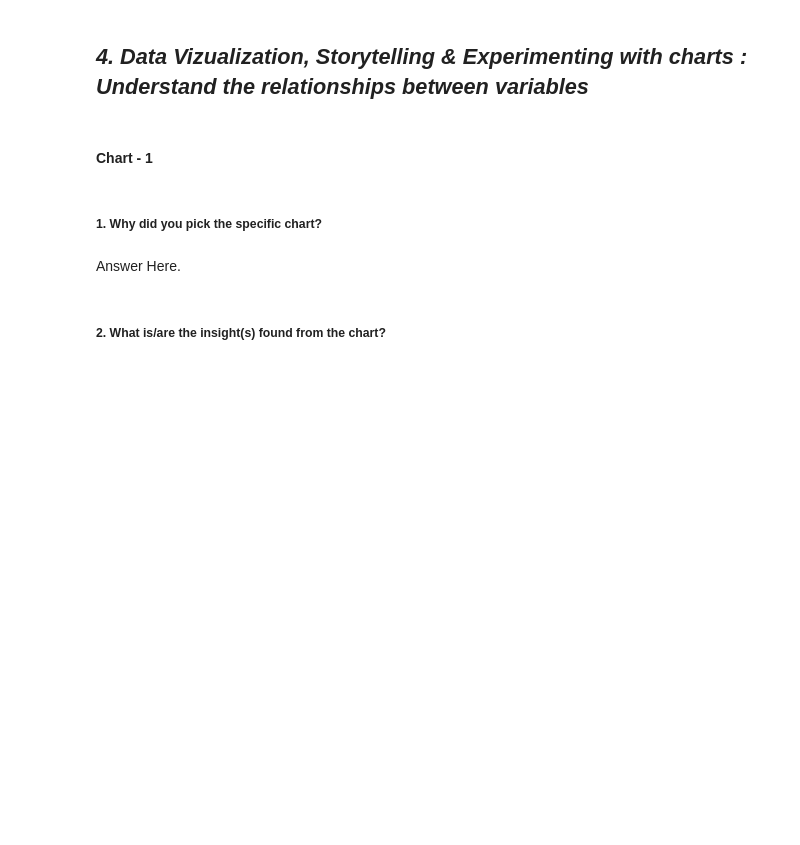
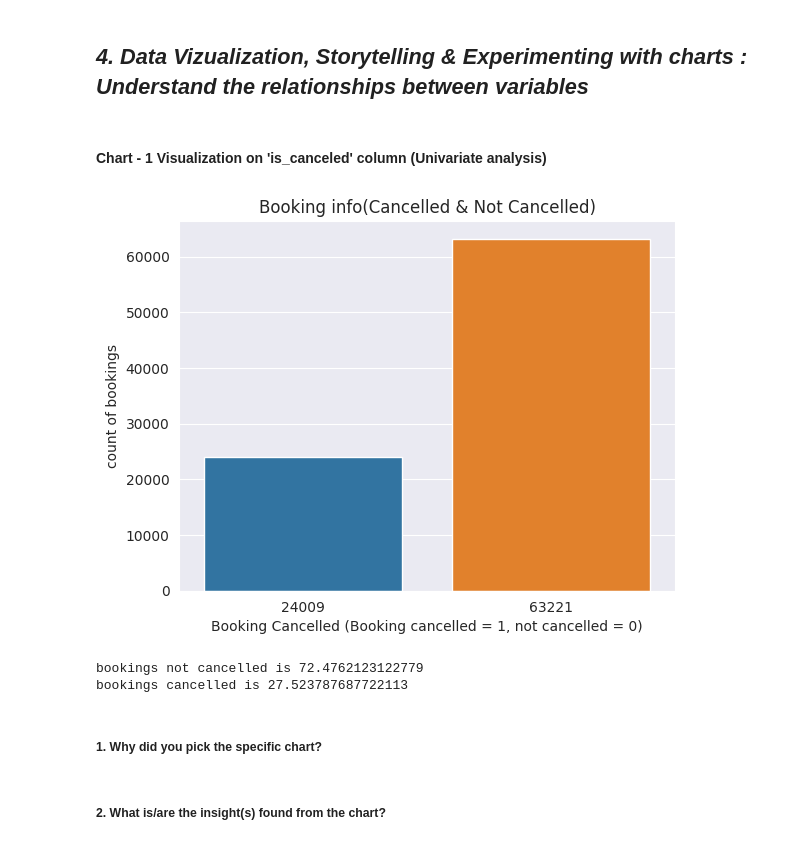
Before and after one commit to Jamal1018/EDA_Hotel_booking_analysis, a Jupyter notebook: EDA_on_Hotel_Booking_Analysis.ipynb, the cells around one changed output. Drawn from its saved outputs; the diff is of its cells as text; code cells hidden in the pictures; blank space fills up the shorter version.

```diff
--- a/EDA_on_Hotel_Booking_Analysis.ipynb
+++ b/EDA_on_Hotel_Booking_Analysis.ipynb
@@ -425,4 +433,4 @@ Answer Here.
 # %% [markdown]
 ## ***4. Data Vizualization, Storytelling & Experimenting with charts : Understand the relationships between variables***
 # %% [markdown]
-#### Chart - 1
+#### Chart - 1 Visualization on 'is_canceled' column (Univariate analysis)
@@ -431,7 +477,27 @@ Answer Here.
+# %%
+# plotting for 'is_canceled' analysis
+df1 = df['is_canceled'].value_counts()
+x = df1.index.values
+y = df1.values
+
+sns.barplot(data = df1, x = x,y= y)
+plt.xlabel('Booking Cancelled (Booking cancelled = 1, not cancelled = 0)')
+plt.ylabel('count of bookings')
+plt.title('Booking info(Cancelled & Not Cancelled)')
+plt.show()
+
+no_of_bookings_not_cancelled = df1[0]
+no_of_bookings_cancelled = df1[1]
+total_bookings = no_of_bookings_not_cancelled + no_of_bookings_cancelled
+
+print("bookings not cancelled is",(no_of_bookings_not_cancelled/ total_bookings) * 100)
+print("bookings cancelled is",(no_of_bookings_cancelled / total_bookings) * 100)
+# %% [output]
+[figure, added]
+bookings not cancelled is 72.4762123122779
+bookings cancelled is 27.523787687722113
 # %% [markdown]
 ##### 1. Why did you pick the specific chart?
-# %% [markdown]
-Answer Here.
 # %% [markdown]
 ##### 2. What is/are the insight(s) found from the chart?
 # %% [markdown]
```
Also changed, not shown: parts of 6 cells of this notebook.
